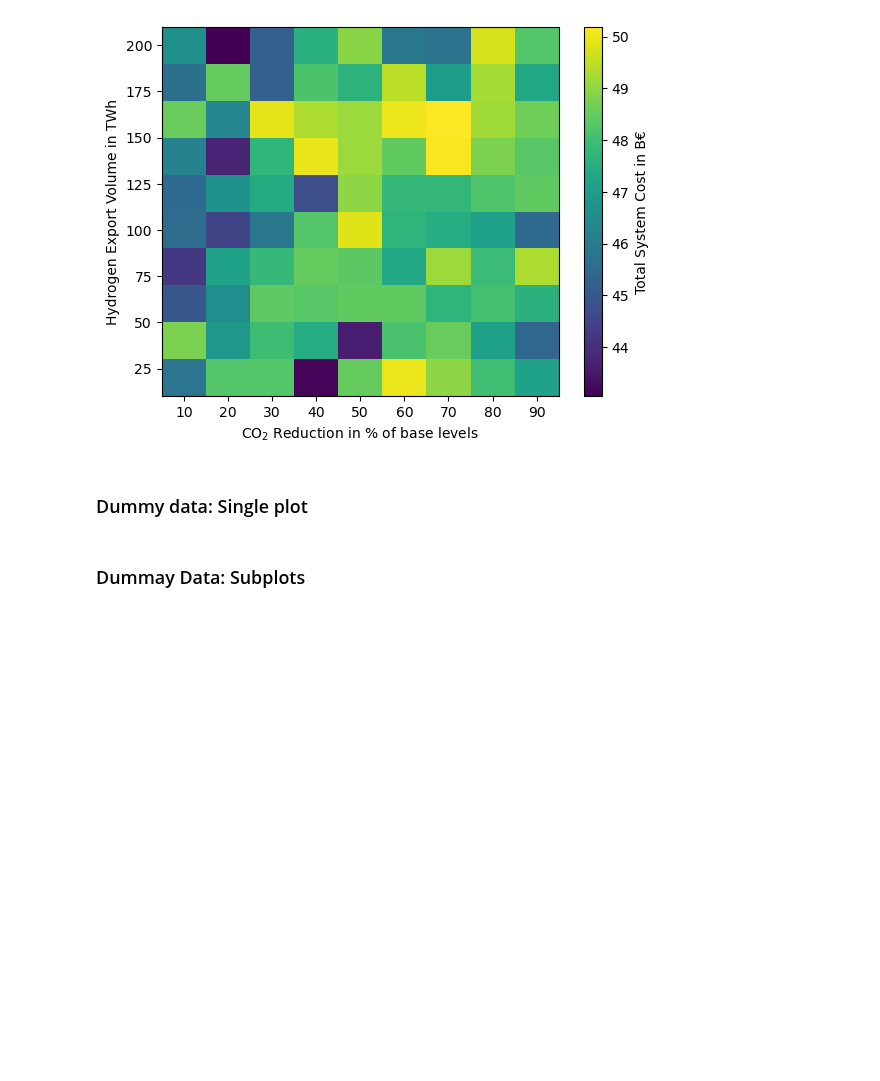
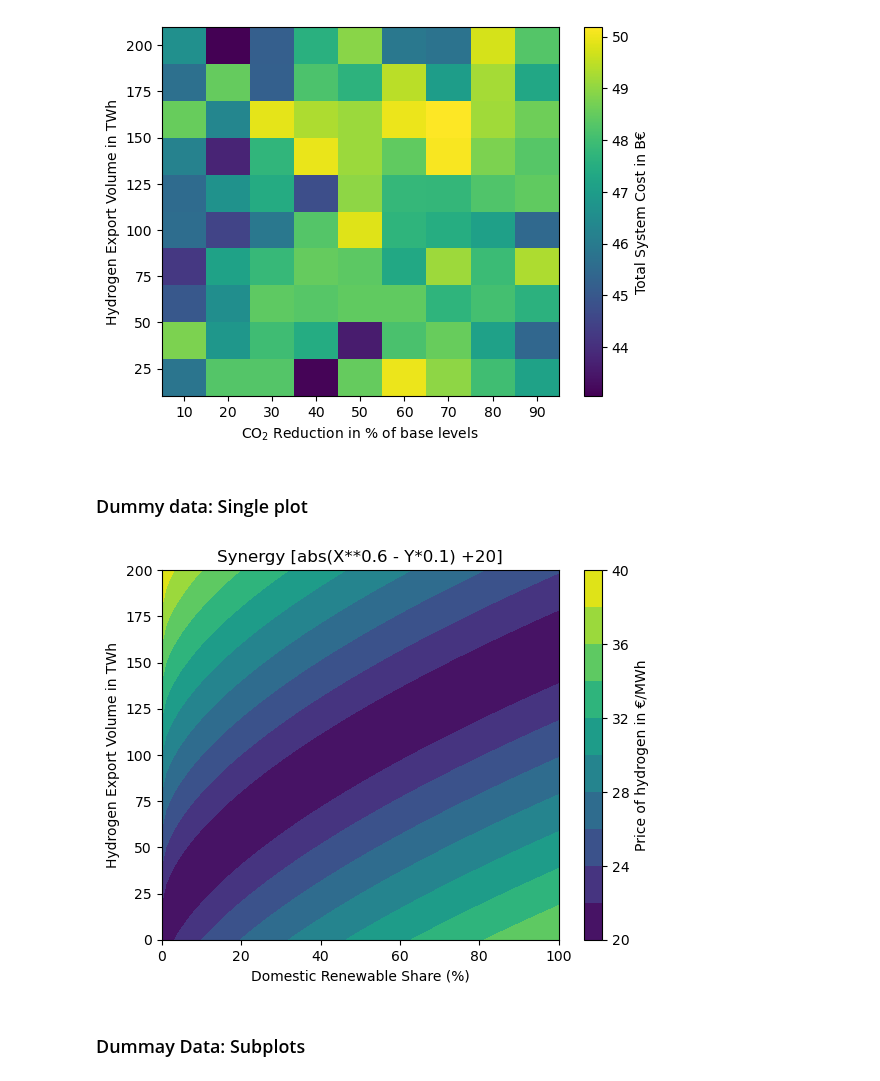
Before and after one commit to energyLS/aldehyde, a Jupyter notebook: workflow/notebooks/ contour_plot.ipynb, the cells around one changed output. Cells and saved outputs as stored; diff of their text form; code cells hidden in the pictures; blank space fills up the shorter version.

```diff
--- a/workflow/notebooks/ contour_plot.ipynb
+++ b/workflow/notebooks/ contour_plot.ipynb
@@ -1,7 +1,7 @@
 # %% [markdown]
 Create a contour plot in python which scans through x-axis (domestic renewable share) and y-axis (hydrogen export volume).  In the z-axis there is a synergy/conflict indicator called domestic average system costs
 # %%
-OUTPUT='/mnt/c/Users/scl38887/Documents/git/aldehyde/results/fix_co2/graphics/integrated_comp/'
+OUTPUT='/mnt/c/Users/scl38887/Documents/git/aldehyde/results/' #fix_co2/graphics/integrated_comp/'
 # %% [markdown]
 ### Real data
 # %%
@@ -96,28 +96,30 @@ plt.show()
 # %%
 import matplotlib.pyplot as plt
 import numpy as np
 
 # Define x and y axis data
 x = np.linspace(0, 100, num=100)
 y = np.linspace(0, 200, num=100)
 
 # Generate grid for x and y data
 X, Y = np.meshgrid(x, y)
 
 # Define the z-axis data, this is just a dummy example
 Z = abs(X**0.6 - Y*0.1) +20
 
 # Plot the contour plot
 plt.contourf(X, Y, Z, levels=10)
 plt.xlabel('Domestic Renewable Share (%)')
 plt.ylabel('Hydrogen Export Volume in TWh')
 plt.title('Synergy [abs(X**0.6 - Y*0.1) +20]')
-plt.colorbar().set_label('Hydrogen Export cost in €/MWh')
+plt.colorbar().set_label('Price of hydrogen in €/MWh')
 
 # Save the plot
 plt.savefig(OUTPUT+'contour_plot_dummy.pdf', bbox_inches='tight')
 
 plt.show()
+# %% [output]
+[figure, added]
 # %% [markdown]
 ### Dummay Data: Subplots
 # %%
```
Also changed, not shown: parts of 1 cell of this notebook, 1 other file.
